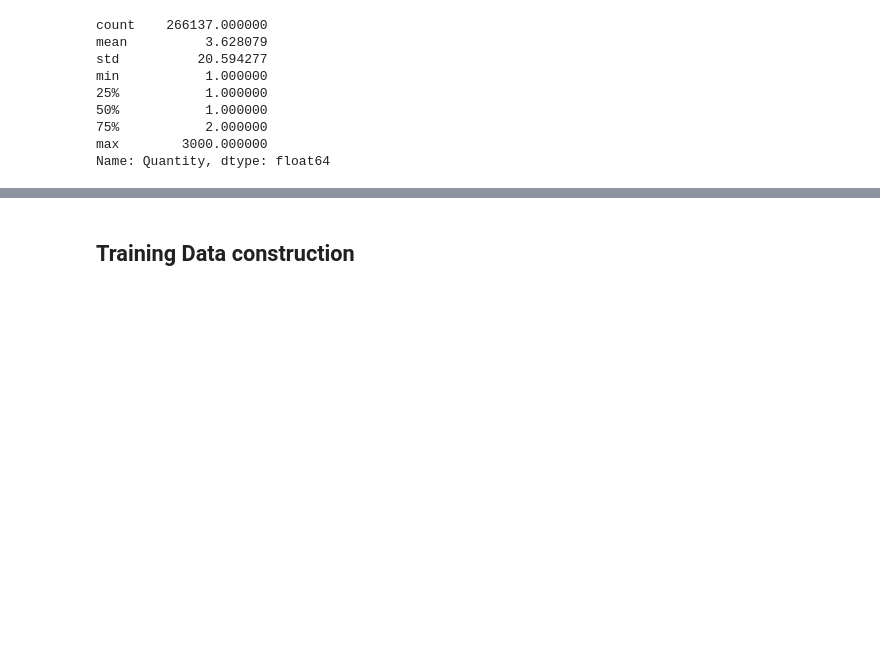
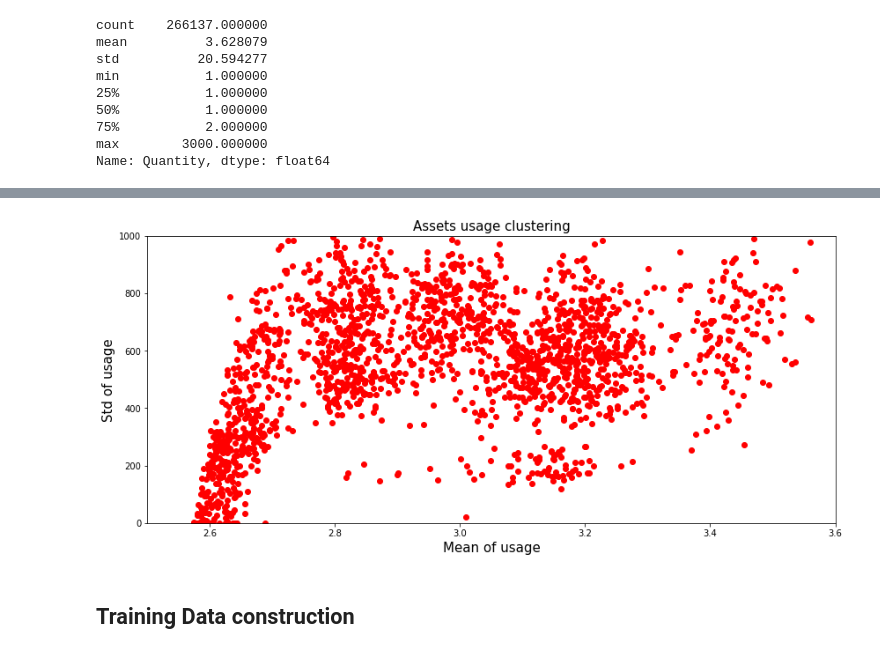
Before and after one commit to ronaldpereira/phm-challenge, a Jupyter notebook: 2014/src/data_analysis_and_processing.ipynb, the cells around one changed output, grey strips where cells are left out. Cells and saved outputs as stored; diff of their text form; code cells hidden in the pictures; blank space fills up the shorter version.

```diff
--- a/2014/src/data_analysis_and_processing.ipynb
+++ b/2014/src/data_analysis_and_processing.ipynb
@@ -181,3 +171,14 @@ Name: Quantity, dtype: float64
+# %%
+plt.figure(figsize=(14, 6))
+plt.plot(mean_usages, std_usages, "ro")
+plt.xlim(2.5, 3.6)
+plt.ylim(0, 1000)
+plt.xlabel("Mean of usage", fontsize=15)
+plt.ylabel("Std of usage", fontsize=15)
+plt.title("Assets usage clustering", fontsize=15)
+plt.show()
+# %% [output]
+[figure, added]
 # %% [markdown]
 ## Training Data construction
 # %%
```
Also changed, not shown: parts of 15 cells of this notebook.
